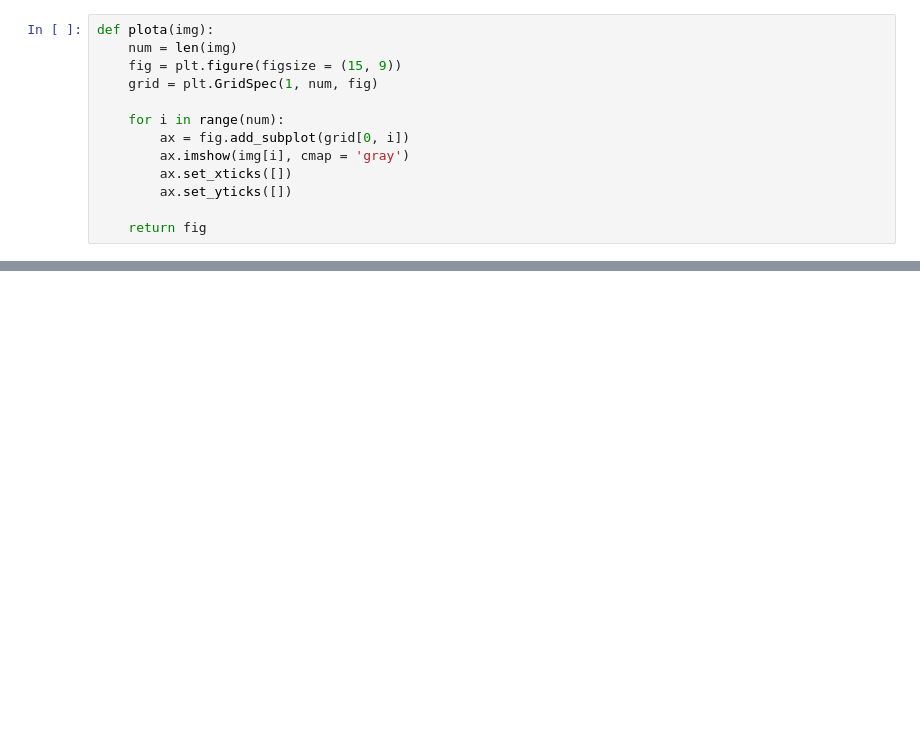
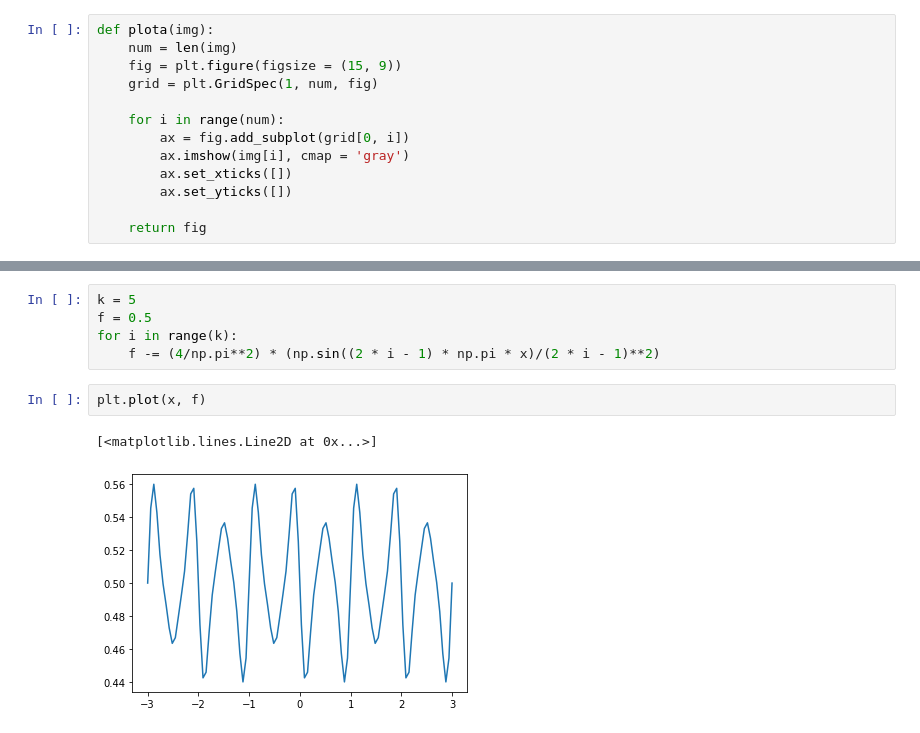
Before and after one commit to achiaver/computer_vision, a Jupyter notebook: trabalho_06/notebooks/trabalho_06.ipynb, the cells around one changed output, grey strips where cells are left out. Cells and saved outputs as stored; diff of their text form; blank space fills up the shorter version.

```diff
--- a/trabalho_06/notebooks/trabalho_06.ipynb
+++ b/trabalho_06/notebooks/trabalho_06.ipynb
@@ -67,0 +89,10 @@ def plota(img):
+# %%
+k = 5
+f = 0.5
+for i in range(k):
+    f -= (4/np.pi**2) * (np.sin((2 * i - 1) * np.pi * x)/(2 * i - 1)**2)
+# %%
+plt.plot(x, f)
+# %% [output]
+[<matplotlib.lines.Line2D at 0x...>]
+[figure, added]
```
Also changed, not shown: parts of 6 cells of this notebook.
